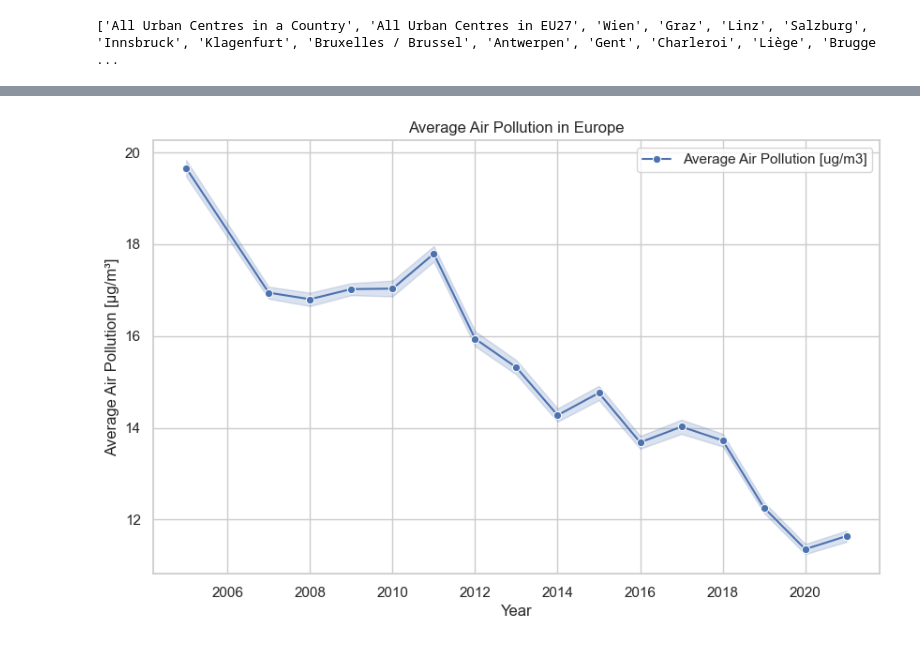
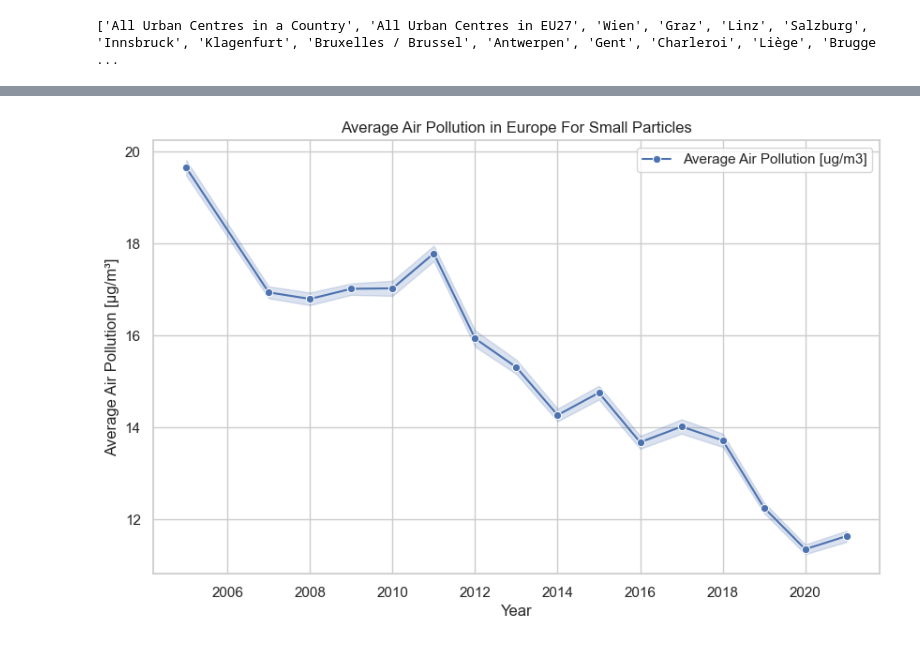
Before and after one commit to mauurits/ironhack_gpw3, a Jupyter notebook: notebooks/notebook_tania_gpw3.ipynb, the cells around one changed output, grey strips where cells are left out. Drawn from its saved outputs; the diff is of its cells as text; code cells hidden in the pictures.

Commit message:
graph and notebook update

```diff
--- a/notebooks/notebook_tania_gpw3.ipynb
+++ b/notebooks/notebook_tania_gpw3.ipynb
@@ -125,27 +85,29 @@ print(unique_cities_list)
 # %%
 #graphe of air pollution through time  in EU
 sns.set(style="whitegrid")
 
 # Create the plot
 plt.figure(figsize=(10, 6))
 
 # Plot 'air_pollution_average_[ug/m3]' vs 'time'
 sns.lineplot(x='year', y='air_pollution_average_[ug/m3]', data=df_cleanedgpw3, label='Average Air Pollution [ug/m3]', marker='o')
 
 
 
 
 # Add titles and labels
-plt.title('Average Air Pollution in Europe')
+plt.title('Average Air Pollution in Europe For Small Particles')
 plt.xlabel('Year')
 plt.ylabel('Average Air Pollution [µg/m³]')
 plt.legend()
 plt.grid(True)
 
 # Display the plot
+file_path = pathpics + '\\Average_Air_Pollution_in_Europe_For_Small_Particles_Per_Year.jpg'
+plt.savefig(file_path, format='jpeg', dpi=300)
 plt.show()
 # %% [output]
-[figure, old version]
+[figure, new version]
 # %%
 #graphe of air pollution through time and premature death in EU
 
```
Also changed, not shown: parts of 8 cells of this notebook, 3 other files.
